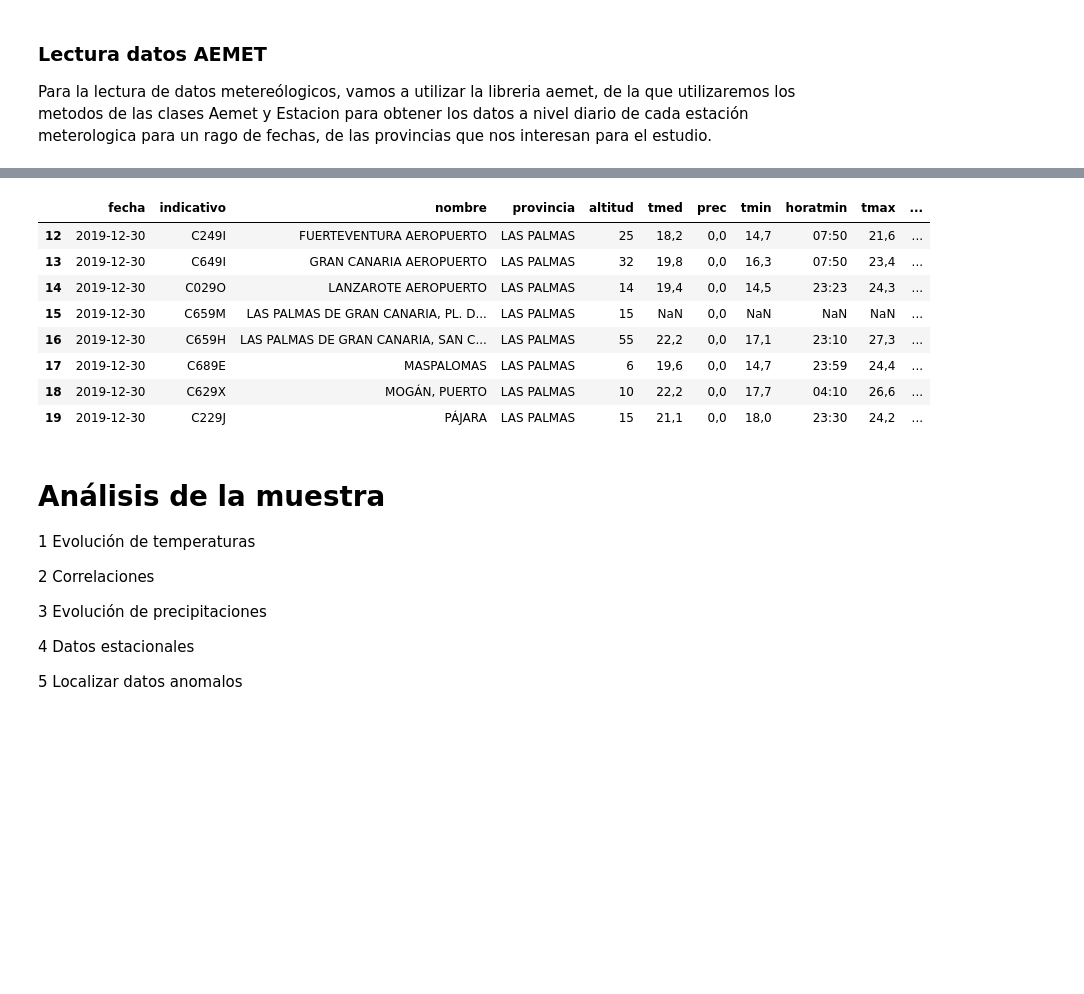
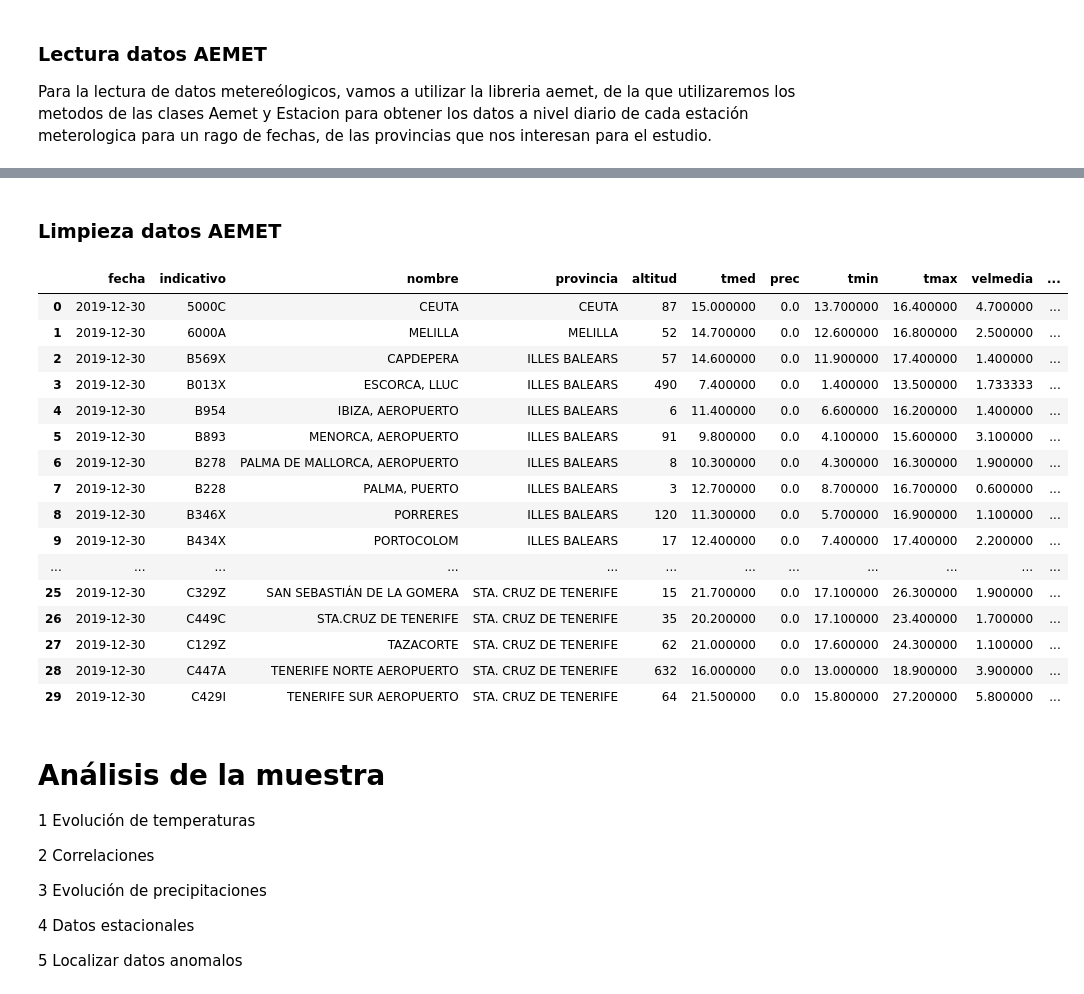
Before and after one commit to sotodosos/ClasesMaster26, a Jupyter notebook: Python/TFM.ipynb, the cells around one changed output, grey strips where cells are left out. Saved outputs shown, nothing was run; the diff lists cells and outputs as text; code cells hidden in the pictures; blank space fills up the shorter version.

```diff
--- a/Python/TFM.ipynb
+++ b/Python/TFM.ipynb
@@ -127,8 +127,4 @@ id_estaciones=estaciones_prov(provincias,info_estaciones)
 
 # Pasamos los datos ha dataframes para su procesado y limpieza
 estaciones=pd.DataFrame(info_estaciones)
-df_weather=pd.DataFrame(lectura_diaria_lista(date_ini,date_end,id_estaciones))
-
-df_weather.drop(columns=['horaPresMax','horaPresMin','horaracha','dir','horatmin','horatmax'],inplace=True)
-
-df_weather
+df_weather=pd.DataFrame(lectura_diaria_lista(date_ini,date_end,id_estaciones),dtype=str)
@@ -159,15 +131,46 @@ horatmax -> Eliminar
-# %%
-df_wheater[df_wheater['provincia']=='LAS PALMAS']
-# %% [output]
-|  | fecha | indicativo | nombre | provincia | altitud | tmed | prec | tmin | horatmin | tmax | ... |
-| 12 | 2019-12-30 | C249I | FUERTEVENTURA AEROPUERTO | LAS PALMAS | 25 | 18,2 | 0,0 | 14,7 | 07:50 | 21,6 | ... |
-| 13 | 2019-12-30 | C649I | GRAN CANARIA AEROPUERTO | LAS PALMAS | 32 | 19,8 | 0,0 | 16,3 | 07:50 | 23,4 | ... |
-| 14 | 2019-12-30 | C029O | LANZAROTE AEROPUERTO | LAS PALMAS | 14 | 19,4 | 0,0 | 14,5 | 23:23 | 24,3 | ... |
-| 15 | 2019-12-30 | C659M | LAS PALMAS DE GRAN CANARIA, PL. D... | LAS PALMAS | 15 | NaN | 0,0 | NaN | NaN | NaN | ... |
-| 16 | 2019-12-30 | C659H | LAS PALMAS DE GRAN CANARIA, SAN C... | LAS PALMAS | 55 | 22,2 | 0,0 | 17,1 | 23:10 | 27,3 | ... |
-| 17 | 2019-12-30 | C689E | MASPALOMAS | LAS PALMAS | 6 | 19,6 | 0,0 | 14,7 | 23:59 | 24,4 | ... |
-| 18 | 2019-12-30 | C629X | MOGÁN, PUERTO | LAS PALMAS | 10 | 22,2 | 0,0 | 17,7 | 04:10 | 26,6 | ... |
-| 19 | 2019-12-30 | C229J | PÁJARA | LAS PALMAS | 15 | 21,1 | 0,0 | 18,0 | 23:30 | 24,2 | ... |
+# %% [markdown]
+### Limpieza datos AEMET
+# %%
+# Creo una funcion que pase los indicadores a float y rellene los valores vacios por la temperatura media de las estaciones de esa provincia
+def rellena_nulos_provincia(df,cols):
+    # Defino un DataFrame vacio para acumular el resultado
+    df_all=pd.DataFrame()
+
+    # Hago un bucle para cada provincia del DataFrame de entrada
+    for prov in df['provincia'].unique():
+        df_prov=df[df['provincia']==prov].copy()
+
+        #Para cada elemento de las columnas que nos interesan reemplazo , por ., paso a numerico y relleno los nulos por la media de la provincia
+        for element in cols:
+            df_prov[element]=df_prov[element].str.replace(',', '.')
+            df_prov[element]=pd.to_numeric(df_prov[element],errors='coerce')
+            df_prov[element].fillna(df_prov[element].mean(skipna=True),inplace=True)
+        df_all=df_all.append(df_prov)
+    return df_all
+# %%
+# Elimino las columnas que no me interesan
+df_weather.drop(columns=['horaPresMax','horaPresMin','horaracha','dir','horatmin','horatmax'],inplace=True)
+
+# Limpio de nulos la muestra
+rellena_nulos_provincia(df_weather,df_weather.columns[5:])
+# %% [output]
+|  | fecha | indicativo | nombre | provincia | altitud | tmed | prec | tmin | tmax | velmedia | ... |
+| 0 | 2019-12-30 | 5000C | CEUTA | CEUTA | 87 | 15.000000 | 0.0 | 13.700000 | 16.400000 | 4.700000 | ... |
+| 1 | 2019-12-30 | 6000A | MELILLA | MELILLA | 52 | 14.700000 | 0.0 | 12.600000 | 16.800000 | 2.500000 | ... |
+| 2 | 2019-12-30 | B569X | CAPDEPERA | ILLES BALEARS | 57 | 14.600000 | 0.0 | 11.900000 | 17.400000 | 1.400000 | ... |
+| 3 | 2019-12-30 | B013X | ESCORCA, LLUC | ILLES BALEARS | 490 | 7.400000 | 0.0 | 1.400000 | 13.500000 | 1.733333 | ... |
+| 4 | 2019-12-30 | B954 | IBIZA, AEROPUERTO | ILLES BALEARS | 6 | 11.400000 | 0.0 | 6.600000 | 16.200000 | 1.400000 | ... |
+| 5 | 2019-12-30 | B893 | MENORCA, AEROPUERTO | ILLES BALEARS | 91 | 9.800000 | 0.0 | 4.100000 | 15.600000 | 3.100000 | ... |
+| 6 | 2019-12-30 | B278 | PALMA DE MALLORCA, AEROPUERTO | ILLES BALEARS | 8 | 10.300000 | 0.0 | 4.300000 | 16.300000 | 1.900000 | ... |
+| 7 | 2019-12-30 | B228 | PALMA, PUERTO | ILLES BALEARS | 3 | 12.700000 | 0.0 | 8.700000 | 16.700000 | 0.600000 | ... |
+| 8 | 2019-12-30 | B346X | PORRERES | ILLES BALEARS | 120 | 11.300000 | 0.0 | 5.700000 | 16.900000 | 1.100000 | ... |
+| 9 | 2019-12-30 | B434X | PORTOCOLOM | ILLES BALEARS | 17 | 12.400000 | 0.0 | 7.400000 | 17.400000 | 2.200000 | ... |
+| ... | ... | ... | ... | ... | ... | ... | ... | ... | ... | ... | ... |
+| 25 | 2019-12-30 | C329Z | SAN SEBASTIÁN DE LA GOMERA | STA. CRUZ DE TENERIFE | 15 | 21.700000 | 0.0 | 17.100000 | 26.300000 | 1.900000 | ... |
+| 26 | 2019-12-30 | C449C | STA.CRUZ DE TENERIFE | STA. CRUZ DE TENERIFE | 35 | 20.200000 | 0.0 | 17.100000 | 23.400000 | 1.700000 | ... |
+| 27 | 2019-12-30 | C129Z | TAZACORTE | STA. CRUZ DE TENERIFE | 62 | 21.000000 | 0.0 | 17.600000 | 24.300000 | 1.100000 | ... |
+| 28 | 2019-12-30 | C447A | TENERIFE NORTE AEROPUERTO | STA. CRUZ DE TENERIFE | 632 | 16.000000 | 0.0 | 13.000000 | 18.900000 | 3.900000 | ... |
+| 29 | 2019-12-30 | C429I | TENERIFE SUR AEROPUERTO | STA. CRUZ DE TENERIFE | 64 | 21.500000 | 0.0 | 15.800000 | 27.200000 | 5.800000 | ... |
 # %% [markdown]
 # Análisis de la muestra
 
```
Also changed, not shown: parts of 6 cells of this notebook.
